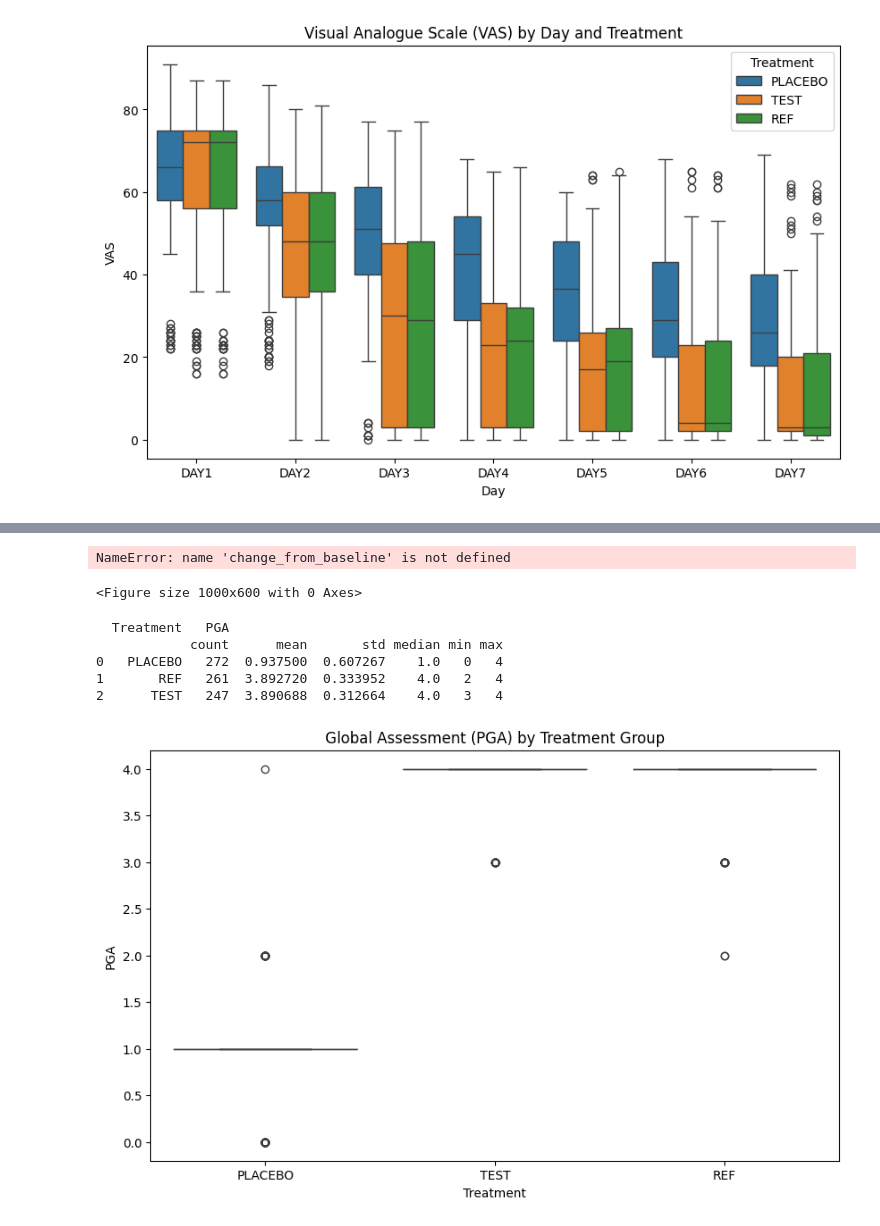
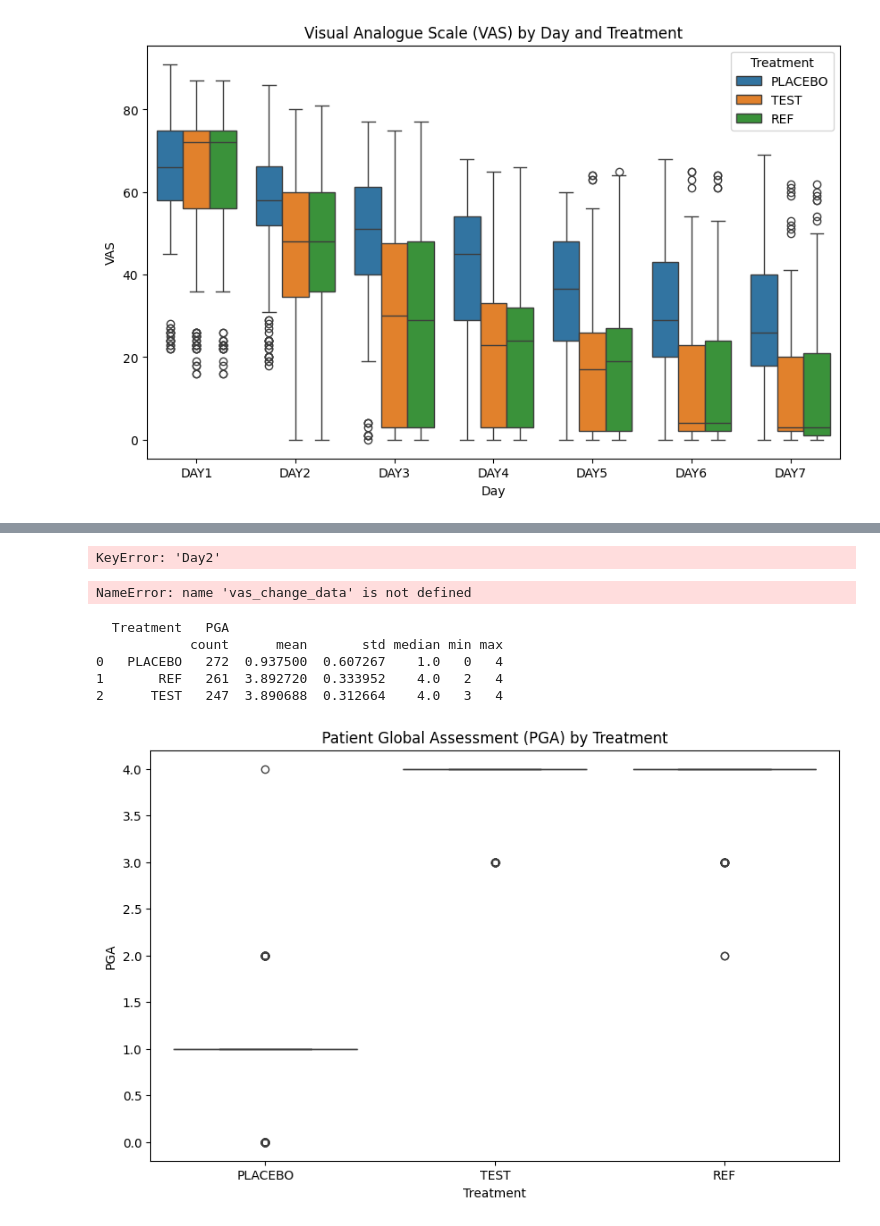
Before and after one commit to vedmara/project, a Jupyter notebook: Project_phase2.ipynb, the cells around one changed output, grey strips where cells are left out. Saved outputs shown, nothing was run; the diff lists cells and outputs as text; code cells hidden in the pictures.

```diff
--- a/Project_phase2.ipynb
+++ b/Project_phase2.ipynb
@@ -343,35 +333,66 @@ TypeError: unsupported operand type(s) for -: 'str' and 'int'
+# %%
+# Pivot VAS data
+vas_pivot = vas_merged_data.pivot(index='Patient_ID', columns='Day', values='VAS').reset_index()
+# Rename columns for clarity
+vas_pivot.columns.name = None
+
+# Calculate change from baseline (Day 1)
+for day in ['Day2', 'Day3', 'Day4', 'Day5', 'Day6', 'Day7']:
+    vas_pivot[f'Change_{day}'] = vas_pivot[day] - vas_pivot['Day1']
+
+# Merge with randomization data for treatment groups
+vas_change_data = randomazedata.merge(vas_pivot, on='Patient_ID', how='inner')
+
+# Summary statistics of change from baseline
+change_summary = vas_change_data.groupby('Treatment').agg({
+    'Change_Day2': ['mean', 'std', 'median', 'min', 'max'],
+    'Change_Day3': ['mean', 'std', 'median', 'min', 'max'],
+    'Change_Day4': ['mean', 'std', 'median', 'min', 'max'],
+    'Change_Day5': ['mean', 'std', 'median', 'min', 'max'],
+    'Change_Day6': ['mean', 'std', 'median', 'min', 'max'],
+    'Change_Day7': ['mean', 'std', 'median', 'min', 'max'],
+}).reset_index()
+
+print(change_summary)
+# %% [output]
+KeyError: 'Day2'
 # %%
-# Visualize Change from Baseline in VAS
+# Melt data for visualization
+vas_melted = pd.melt(vas_change_data, id_vars=['Patient_ID', 'Treatment'],
+                     value_vars=['Change_Day2', 'Change_Day3', 'Change_Day4', 'Change_Day5', 'Change_Day6', 'Change_Day7'],
+                     var_name='Day', value_name='Change_from_Baseline')
+
 plt.figure(figsize=(10, 6))
-sns.boxplot(data=change_from_baseline, x='Day', y='Change_From_Baseline', hue='Treatment')
+sns.boxplot(data=vas_melted, x='Day', y='Change_from_Baseline', hue='Treatment')
 plt.title('Change from Baseline in VAS by Day and Treatment')
 plt.xlabel('Day')
 plt.ylabel('Change from Baseline in VAS')
 plt.legend(title='Treatment')
 plt.show()
 # %% [output]
-NameError: name 'change_from_baseline' is not defined
+NameError: name 'vas_change_data' is not defined
-<Figure size 1000x600 with 0 Axes>
-# %%
-# Merge Randomization and Global Assessment
-global_assessment_data = pd.merge(randomazedata, globaldata, on='Patient_ID', how='inner')
-global_assessment_summary = global_assessment_data.groupby('Treatment').agg({
-   'PGA': ['count', 'mean', 'std', 'median', 'min', 'max']
-}).reset_index()
-print(global_assessment_summary)
-# %% [output]
-  Treatment   PGA
-            count      mean       std median min max
-0   PLACEBO   272  0.937500  0.607267    1.0   0   4
-1       REF   261  3.892720  0.333952    4.0   2   4
-2      TEST   247  3.890688  0.312664    4.0   3   4
 # %%
-#Visualize Global Assessment
+# Merge randomization and global assessment data
+global_merged_data = randomazedata.merge(globaldata, on='Patient_ID', how='inner')
+
+# Summary statistics of PGA by treatment groups
+pga_summary = global_merged_data.groupby('Treatment').agg({
+    'PGA': ['count', 'mean', 'std', 'median', 'min', 'max']
+}).reset_index()
+
+print(pga_summary)
+
+# Visualization
 plt.figure(figsize=(10, 6))
-sns.boxplot(data=global_assessment_data, x='Treatment', y='PGA')
-plt.title('Global Assessment (PGA) by Treatment Group')
+sns.boxplot(data=global_merged_data, x='Treatment', y='PGA')
+plt.title('Patient Global Assessment (PGA) by Treatment')
 plt.xlabel('Treatment')
 plt.ylabel('PGA')
 plt.show()
 # %% [output]
+  Treatment   PGA
+            count      mean       std median min max
+0   PLACEBO   272  0.937500  0.607267    1.0   0   4
+1       REF   261  3.892720  0.333952    4.0   2   4
+2      TEST   247  3.890688  0.312664    4.0   3   4
-[figure, old version]
+[figure, new version]
```
Also changed, not shown: parts of 7 cells of this notebook.
